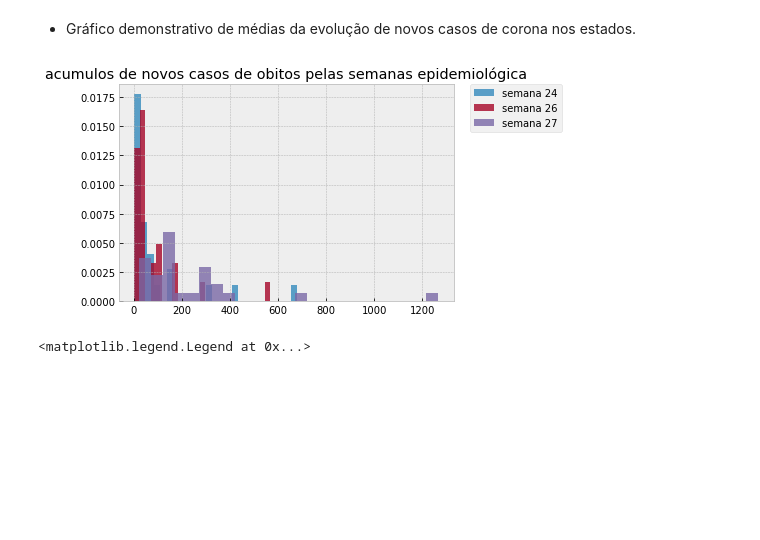
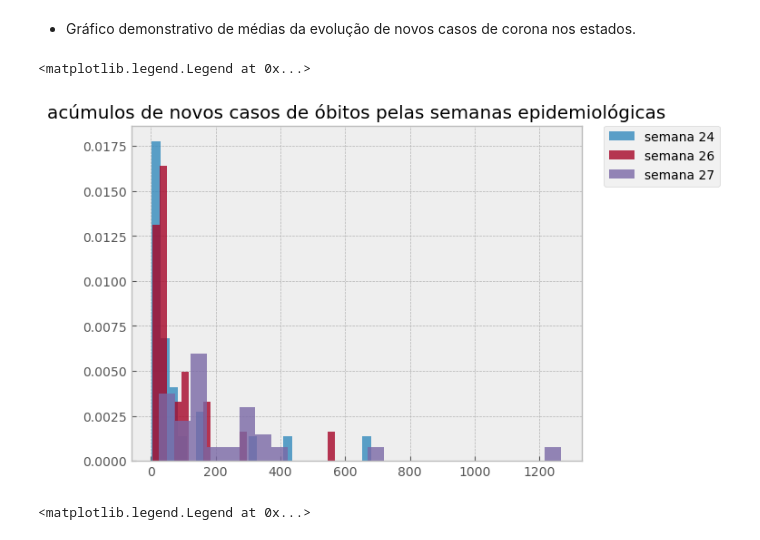
Before and after one commit to WillDener/An-lise_Dados_Covid-19, a Jupyter notebook: Analise_COVID-19.ipynb, the cells around one changed output. Drawn from its saved outputs; the diff is of its cells as text; code cells hidden in the pictures; blank space fills up the shorter version.

```diff
--- a/Analise_COVID-19.ipynb
+++ b/Analise_COVID-19.ipynb
@@ -82,14 +82,14 @@ Text(0.5, 0, 'média de novos casos')
 # %%
 plt.style.use('bmh')
 plt.subplots()
 dfs[dfs['epidemiological_week'] == 24].groupby('state')['new_deaths'].sum().hist(histtype="stepfilled",bins=25, alpha=0.8, density=True, label='semana 24')
 dfs[dfs['epidemiological_week'] == 26].groupby('state')['new_deaths'].sum().hist(histtype="stepfilled",bins=25, alpha=0.8, density=True, label='semana 26')
 dfs[dfs['epidemiological_week'] == 27].groupby('state')['new_deaths'].sum().hist(histtype="stepfilled",bins=25, alpha=0.8, density=True, label='semana 27')
-plt.title('acumulos de novos casos de obitos pelas semanas epidemiológica')
+plt.title('acúmulos de novos casos de óbitos pelas semanas epidemiológicas')
 plt.legend(bbox_to_anchor=(1.05, 1), loc='upper left', borderaxespad=0.)
-plt.show()
 # %% [output]
+<matplotlib.legend.Legend at 0x...>
-[figure, old version]
+[figure, new version]
 # %%
 plt.style.use('default')
 (dfs[dfs['epidemiological_week']==24].groupby('state')['last_available_death_rate'].mean()*100).plot(marker='o',label='semana 24')
```
Also changed, not shown: parts of 3 cells of this notebook.
